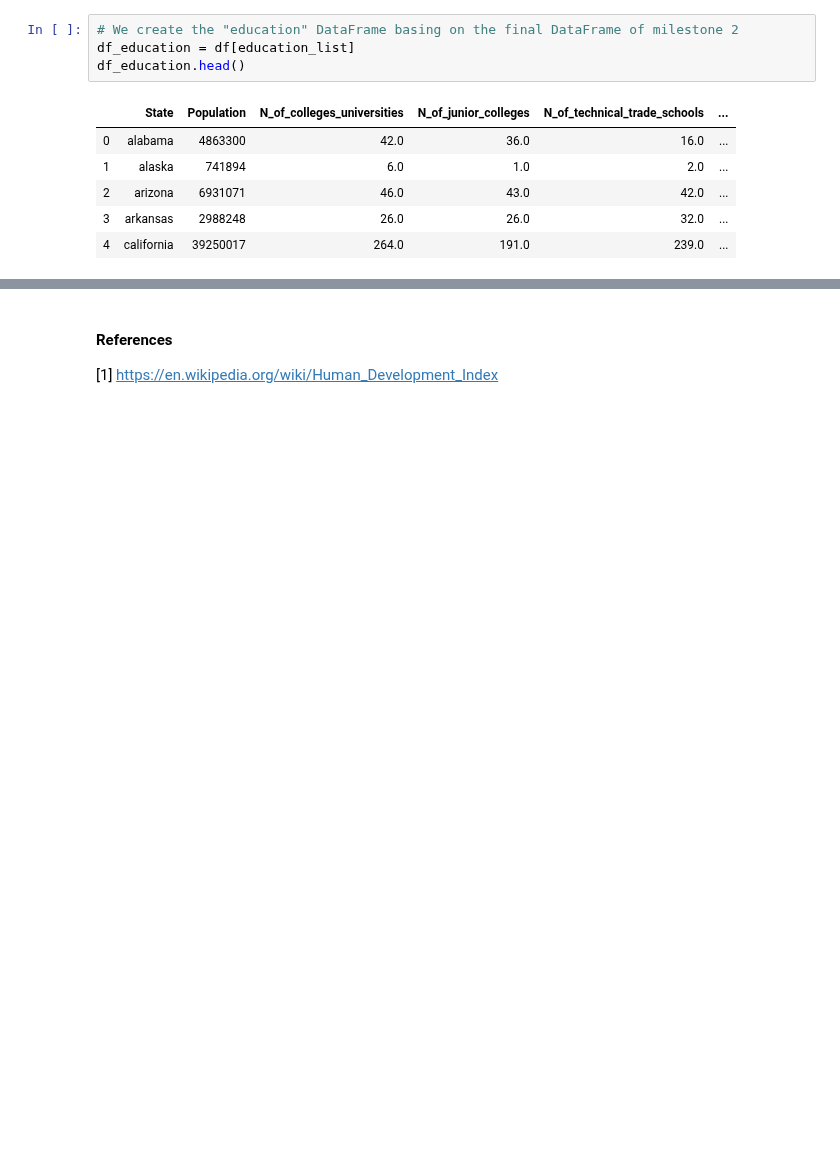
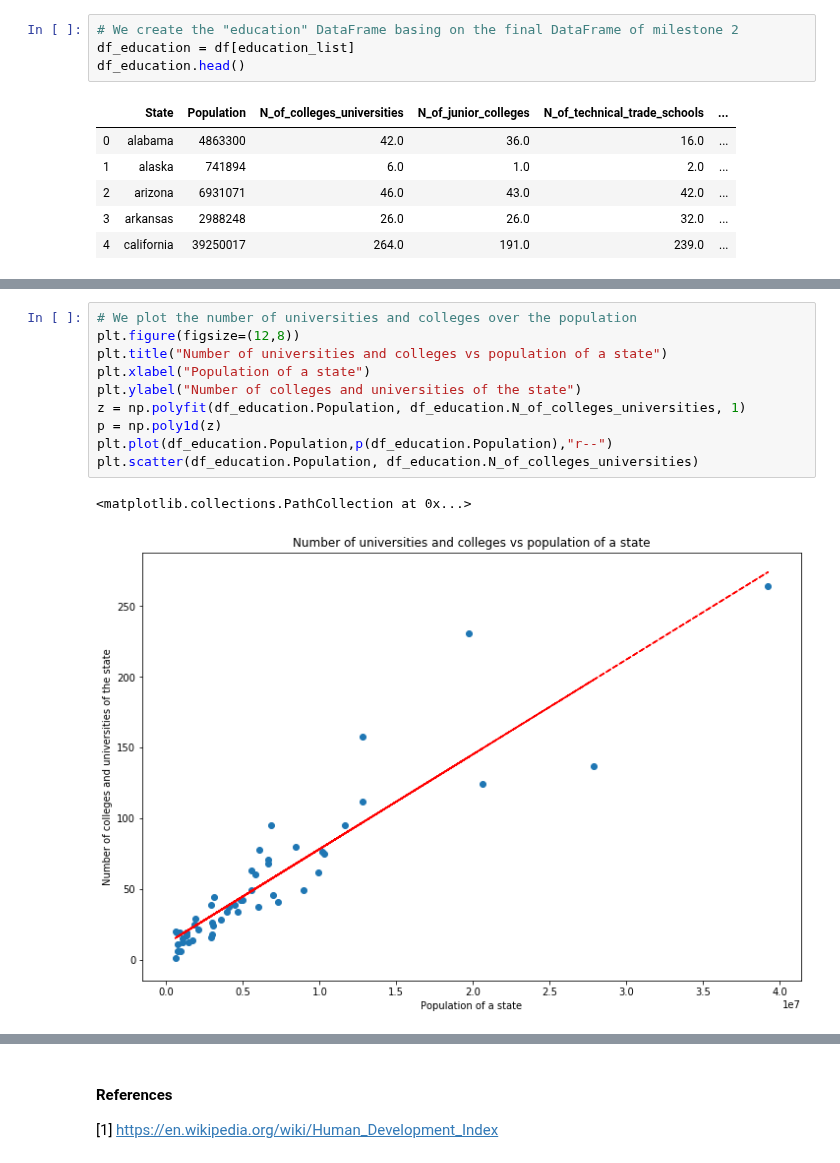
Before and after one commit to steber97/RecursionFairies_AdaProject, a Jupyter notebook: DataAnalysis_Milestone3.ipynb, the cells around one changed output, grey strips where cells are left out. Saved outputs shown, nothing was run; the diff lists cells and outputs as text; blank space fills up the shorter version.

Commit message:
Data analysis about education performed

```diff
--- a/DataAnalysis_Milestone3.ipynb
+++ b/DataAnalysis_Milestone3.ipynb
@@ -79,0 +88,13 @@ The **Education** score is calculated basing on the following features:
+# %%
+# We plot the number of universities and colleges over the population
+plt.figure(figsize=(12,8))
+plt.title("Number of universities and colleges vs population of a state")
+plt.xlabel("Population of a state")
+plt.ylabel("Number of colleges and universities of the state")
+z = np.polyfit(df_education.Population, df_education.N_of_colleges_universities, 1)
+p = np.poly1d(z)
+plt.plot(df_education.Population,p(df_education.Population),"r--")
+plt.scatter(df_education.Population, df_education.N_of_colleges_universities)
+# %% [output]
+<matplotlib.collections.PathCollection at 0x...>
+[figure, added]
```
Also changed, not shown: parts of 16 cells of this notebook.
